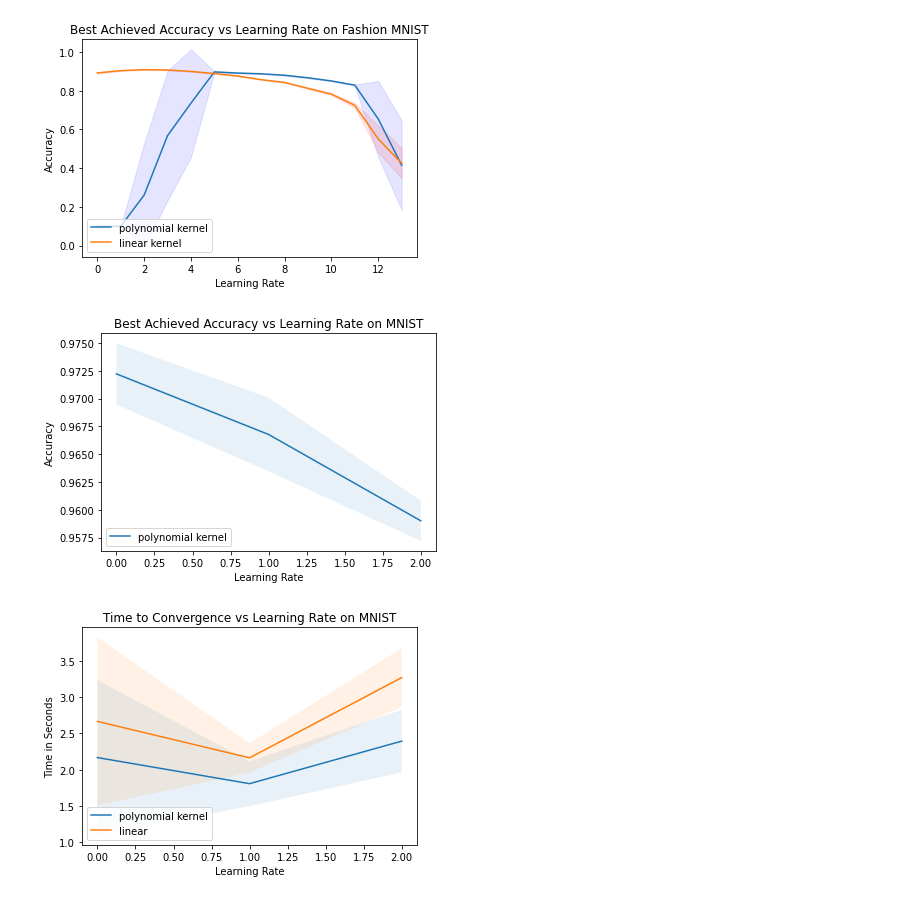
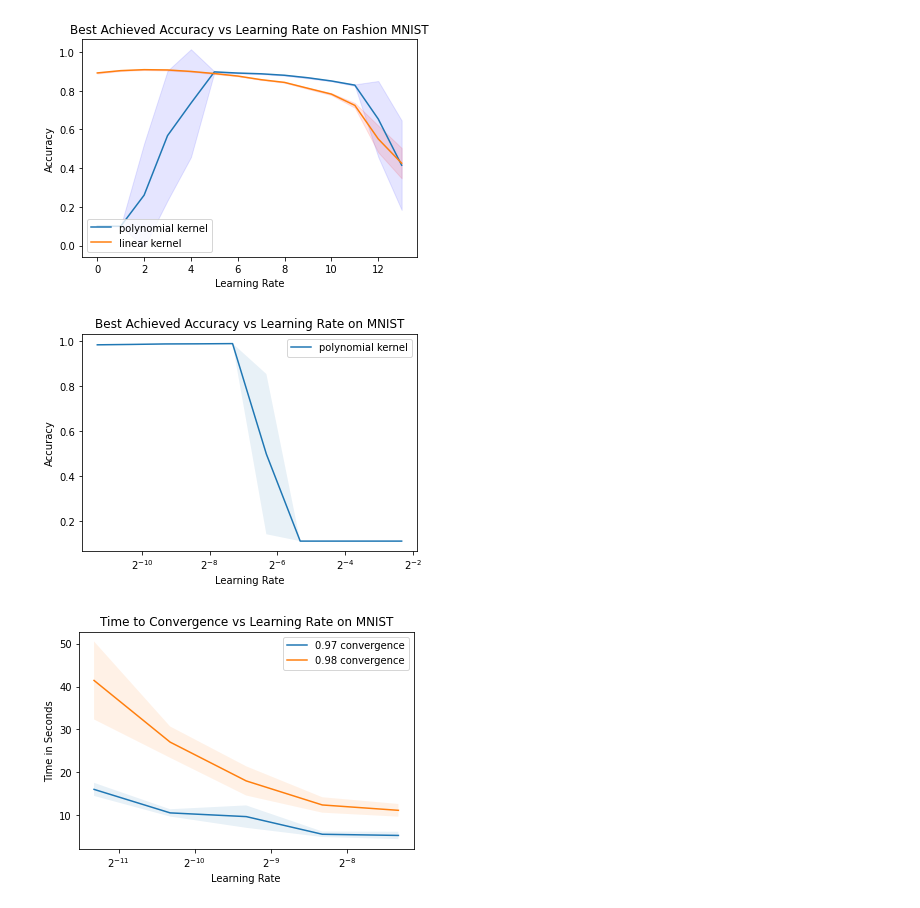
Before and after one commit to NickPerezCarletonUniversity/Kervolution, a Jupyter notebook: Create_Plots.ipynb, the cells around one changed output. Cells and saved outputs as stored; diff of their text form; code cells hidden in the pictures.

Commit message:
mnist 20 epochs results with polynomial trainable kernel, refined graphing to have x axis labelled properly and accessable via a method call and added convergence time logging

```diff
--- a/Create_Plots.ipynb
+++ b/Create_Plots.ipynb
@@ -77,48 +77,73 @@ plt.show()
 # %% [output]
 [figure]
 # %%
-def generate_figure(path_to_files, list_of_file_names, fig_title, fig_legend, file_to_save, x_label, y_label):
+def get_columns_indices_with_no_zeros(arr):
+    columns_to_include = []
+    for column in range(arr.shape[1]):
+        include_column = True
+        for row in range(arr.shape[0]):
+            if arr[row,column] == 0:
+                include_column = False
+        if include_column == True:
+            columns_to_include.append(column)
+    return columns_to_include
+
+def generate_figure(path_to_files, list_of_file_names, learning_rates_file, fig_title, fig_legend,
+                    file_to_save, x_label, y_label, is_convergence=False, legend_loc='upper right'):
     list_of_raw_data = []
     for file_name in list_of_file_names:
         list_of_raw_data.append(get_np_array(path_to_files, file_name))
+
+    learning_rates = get_np_array(path_to_files, learning_rates_file)
+    learning_rates = learning_rates[0]
 
     list_of_formatted_data_to_plot = []
     for raw_data in list_of_raw_data:
         list_of_formatted_data_to_plot.append(get_confidence_interval_and_mean(raw_data))
 
-    x = np.array(list(range(list_of_raw_data[0].shape[1])))
     fig, ax = plt.subplots()
+    ax.set_xscale('log',base=2)
 
-    for formatted_data_to_plot in list_of_formatted_data_to_plot:
-        ci, mean = formatted_data_to_plot
+    for i in range(len(list_of_formatted_data_to_plot)):
+        x = learning_rates
+        ci, mean = list_of_formatted_data_to_plot[i]
+        if is_convergence:
+            columns_with_no_zeros = get_columns_indices_with_no_zeros(list_of_raw_data[i])
+            x = x[columns_with_no_zeros]
+            ci = ci[columns_with_no_zeros]
+            mean = mean[columns_with_no_zeros]
         ax.plot(x,mean)
         ax.fill_between(x, (mean+ci), (mean-ci), alpha=.1)
 
     plt.title(fig_title)
     plt.ylabel(y_label)
     plt.xlabel(x_label)
-    plt.legend(fig_legend, loc='lower left')
+    plt.legend(fig_legend, loc=legend_loc)
     plt.savefig(os.path.join(os.getcwd(), file_to_save),pil_kwargs={'quality':95}, dpi=300)
     plt.show()
 # %%
-path_to_files = os.path.join(os.getcwd(),'final_results/20_epochs_mnist')
-list_of_file_names = ['numpy_accuracies00025.npy']
+path_to_files = os.path.join(os.getcwd(),'final_results/20_epochs_mnist/lr_10')
+list_of_file_names = ['numpy_accuracies.npy']
+learning_rates_file = 'numpy_learning_rates.npy'
 fig_title = 'Best Achieved Accuracy vs Learning Rate on MNIST'
 fig_legend = ['polynomial kernel']
 file_to_save = "mnist_test.jpg"
 x_label = 'Learning Rate'
 y_label = 'Accuracy'
-generate_figure(path_to_files, list_of_file_names, fig_title, fig_legend, file_to_save, x_label, y_label)
+generate_figure(path_to_files, list_of_file_names, learning_rates_file, fig_title, fig_legend, file_to_save, x_label, y_label)
 # %% [output]
-[figure, old version]
+[figure, new version]
 # %%
-path_to_files = os.path.join(os.getcwd(),'final_results/20_epochs_mnist')
-list_of_file_names = ['numpy_target_convergence_800025.npy','numpy_target_convergence_900025.npy']
+path_to_files = os.path.join(os.getcwd(),'final_results/20_epochs_mnist/lr_10')
+list_of_file_names = ['numpy_target_convergence_97.npy','numpy_target_convergence_98.npy']
+learning_rates_file = 'numpy_learning_rates.npy'
 fig_title = 'Time to Convergence vs Learning Rate on MNIST'
-fig_legend = ['polynomial kernel','linear']
+fig_legend = ['0.97 convergence','0.98 convergence']
 file_to_save = "mnist_time_test.jpg"
 x_label = 'Learning Rate'
 y_label = 'Time in Seconds'
-generate_figure(path_to_files, list_of_file_names, fig_title, fig_legend, file_to_save, x_label, y_label)
+is_convergence = True
+generate_figure(path_to_files, list_of_file_names, learning_rates_file, fig_title, fig_legend, file_to_save,
+                x_label, y_label, is_convergence)
 # %% [output]
-[figure, old version]
+[figure, new version]
```
Also changed, not shown: 12 other files.
